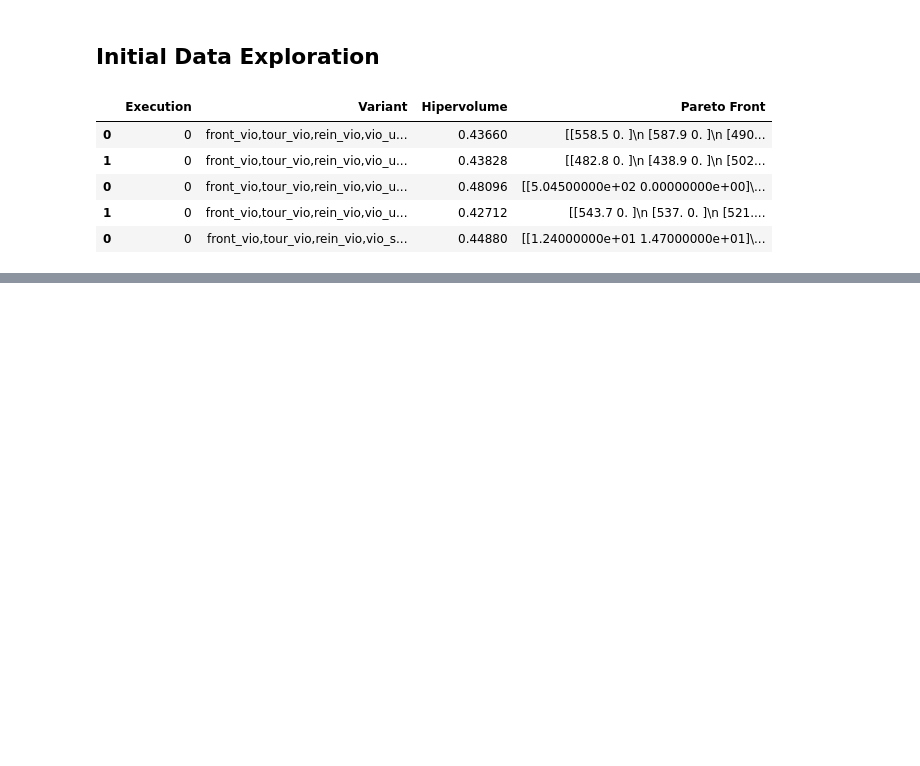
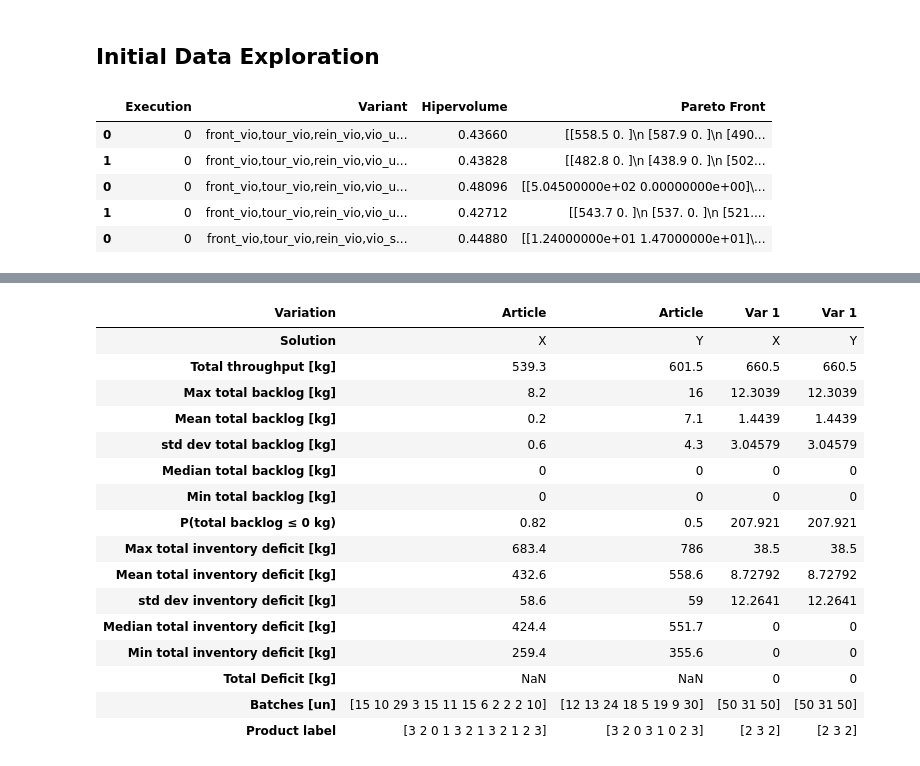
Before and after one commit to DTKx/capacityplanpy, a Jupyter notebook: 02_implementacao/reproduction.ipynb, the cells around one changed output, grey strips where cells are left out. Cells and saved outputs as stored; diff of their text form; code cells hidden in the pictures; blank space fills up the shorter version.

```diff
--- a/02_implementacao/reproduction.ipynb
+++ b/02_implementacao/reproduction.ipynb
@@ -154 +182,6 @@ df_find.loc[df_find.Variation!="Article"].describe()
 | max | 763.900000 | 12.554003 | 2.910240 | 4.007382 | ... |
+# %%
+ # Import as csv
+file_name='df_ind_short.csv'
+path=root_path_data+file_name
+df_find_short=pd.read_csv(path,index_col=0)
@@ -154,0 +200,21 @@ df_find.loc[df_find.Variation!="Article"].describe()
+# %%
+table6=df_find_short.T
+table6
+# %% [output]
+| Variation | Article | Article | Var 1 | Var 1 |
+| Solution | X | Y | X | Y |
+| Total throughput [kg] | 539.3 | 601.5 | 660.5 | 660.5 |
+| Max total backlog [kg] | 8.2 | 16 | 12.3039 | 12.3039 |
+| Mean total backlog [kg] | 0.2 | 7.1 | 1.4439 | 1.4439 |
+| std dev total backlog [kg] | 0.6 | 4.3 | 3.04579 | 3.04579 |
+| Median total backlog [kg] | 0 | 0 | 0 | 0 |
+| Min total backlog [kg] | 0 | 0 | 0 | 0 |
+| P(total backlog ≤ 0 kg) | 0.82 | 0.5 | 207.921 | 207.921 |
+| Max total inventory deficit [kg] | 683.4 | 786 | 38.5 | 38.5 |
+| Mean total inventory deficit [kg] | 432.6 | 558.6 | 8.72792 | 8.72792 |
+| std dev inventory deficit [kg] | 58.6 | 59 | 12.2641 | 12.2641 |
+| Median total inventory deficit [kg] | 424.4 | 551.7 | 0 | 0 |
+| Min total inventory deficit [kg] | 259.4 | 355.6 | 0 | 0 |
+| Total Deficit [kg] | NaN | NaN | 0 | 0 |
+| Batches [un] | [15 10 29 3 15 11 15 6 2 2 2 10] | [12 13 24 18 5 19 9 30] | [50 31 50] | [50 31 50] |
+| Product label | [3 2 0 1 3 2 1 3 2 1 2 3] | [3 2 0 3 1 0 2 3] | [2 3 2] | [2 3 2] |
```
Also changed, not shown: parts of 12 cells of this notebook, 1 other file.
